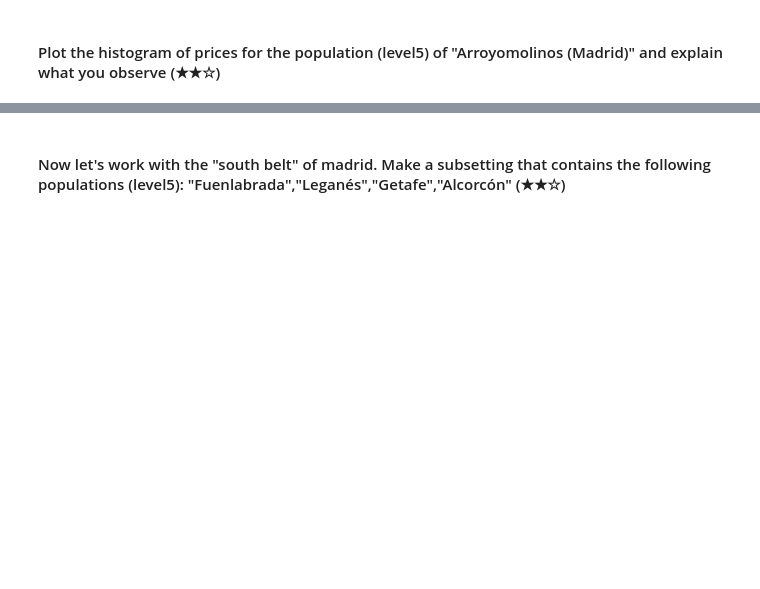
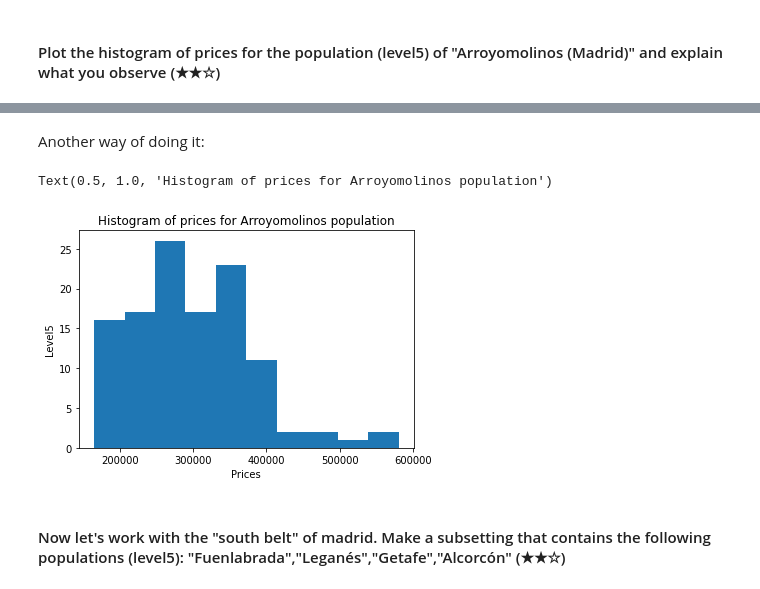
Before and after one commit to easyundercover/data-cleanup-final-exercise, a Jupyter notebook: project.ipynb, the cells around one changed output, grey strips where cells are left out. Cells and saved outputs as stored; diff of their text form; code cells hidden in the pictures; blank space fills up the shorter version.

```diff
--- a/project.ipynb
+++ b/project.ipynb
@@ -161,3 +175,17 @@ TypeError: '>' not supported between instances of 'str' and 'int'
+# %% [markdown]
+Another way of doing it:
+# %%
+df_arroyo = df[df['level5'] == "Arroyomolinos (Madrid)"] #Me quedo solo con los de Arroyomolinos
+prices_arroyo_sin_0 = df_arroyo[df_arroyo['price'] > 0] #Me quedo solo con los precios de Arroyomolinos sin 0
+plt.hist(prices_arroyo_sin_0['price']) #Lo ploteo
+plt.xlabel('Prices')
+plt.ylabel('Level5')
+plt.title('Histogram of prices for Arroyomolinos population')
+
+#La mayoría de las casas de Arroyomolinos se concentran en el entorno de los 250.000 y 350.000 dólares
+# %% [output]
+Text(0.5, 1.0, 'Histogram of prices for Arroyomolinos population')
+[figure, added]
 # %% [markdown]
 #### Now let's work with the "south belt" of madrid. Make a subsetting that contains the following populations (level5): "Fuenlabrada","Leganés","Getafe","Alcorcón" (★★☆)
 # %%
```
Also changed, not shown: parts of 16 cells of this notebook.
